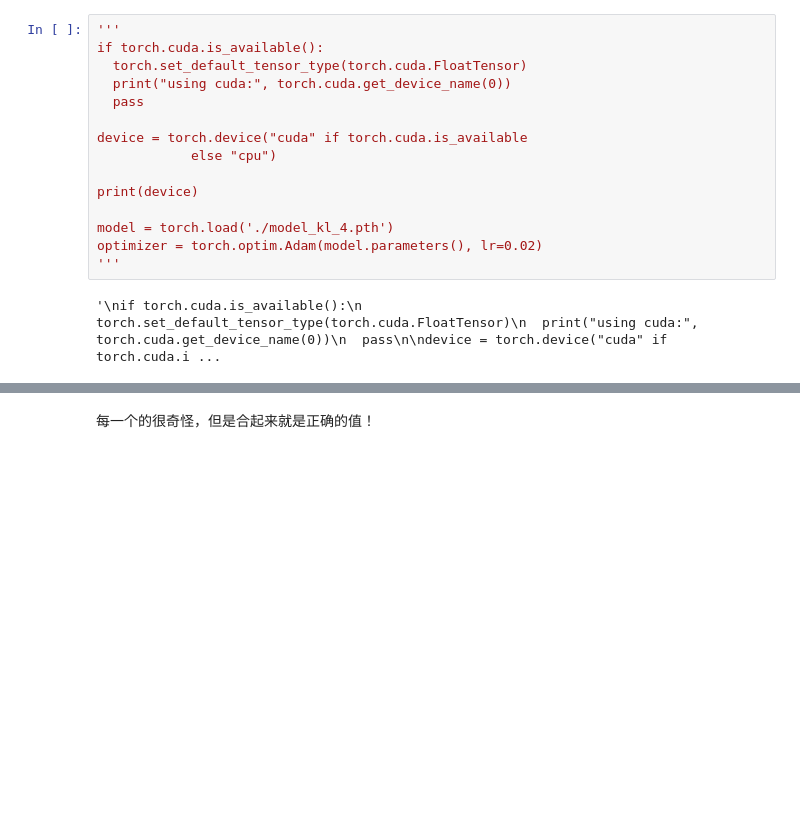
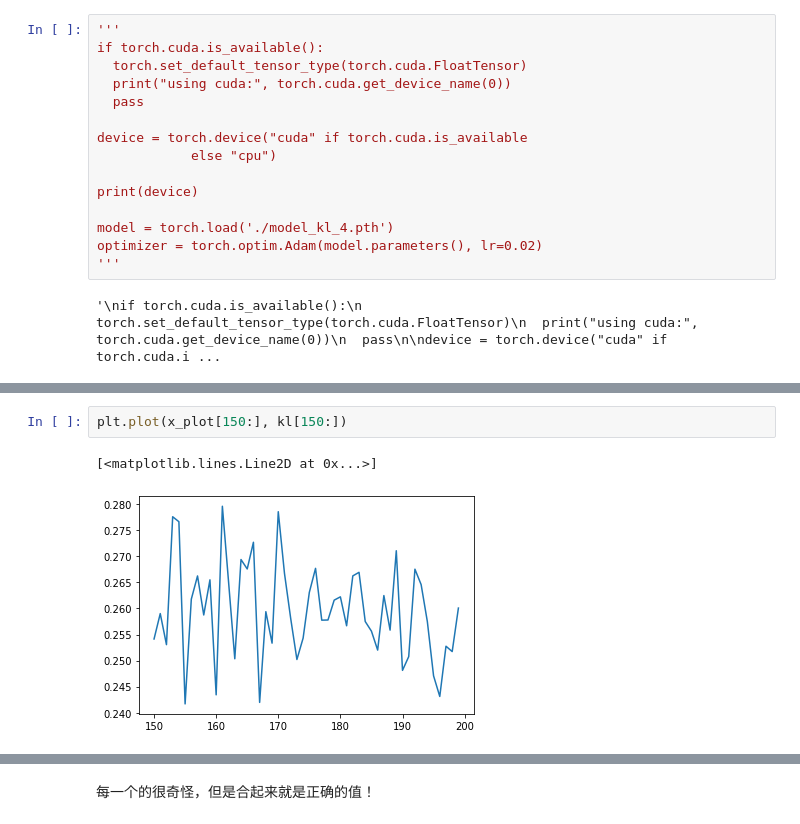
Before and after one commit to ZhuYouheng/MINE-f-divergence, a Jupyter notebook: Gibbs_MINE/pw_estimator copy 3.ipynb, the cells around one changed output, grey strips where cells are left out. Saved outputs shown, nothing was run; the diff lists cells and outputs as text; blank space fills up the shorter version.

```diff
--- a/Gibbs_MINE/pw_estimator copy 3.ipynb
+++ b/Gibbs_MINE/pw_estimator copy 3.ipynb
@@ -136,3 +136,8 @@ kl[len(kl)-1]
+# %%
+plt.plot(x_plot[150:], kl[150:])
+# %% [output]
+[<matplotlib.lines.Line2D at 0x...>]
+[figure, added]
 # %%
 np.mean(kl[460:])
 # %% [output]
```
Also changed, not shown: parts of 7 cells of this notebook, 28 other files.
